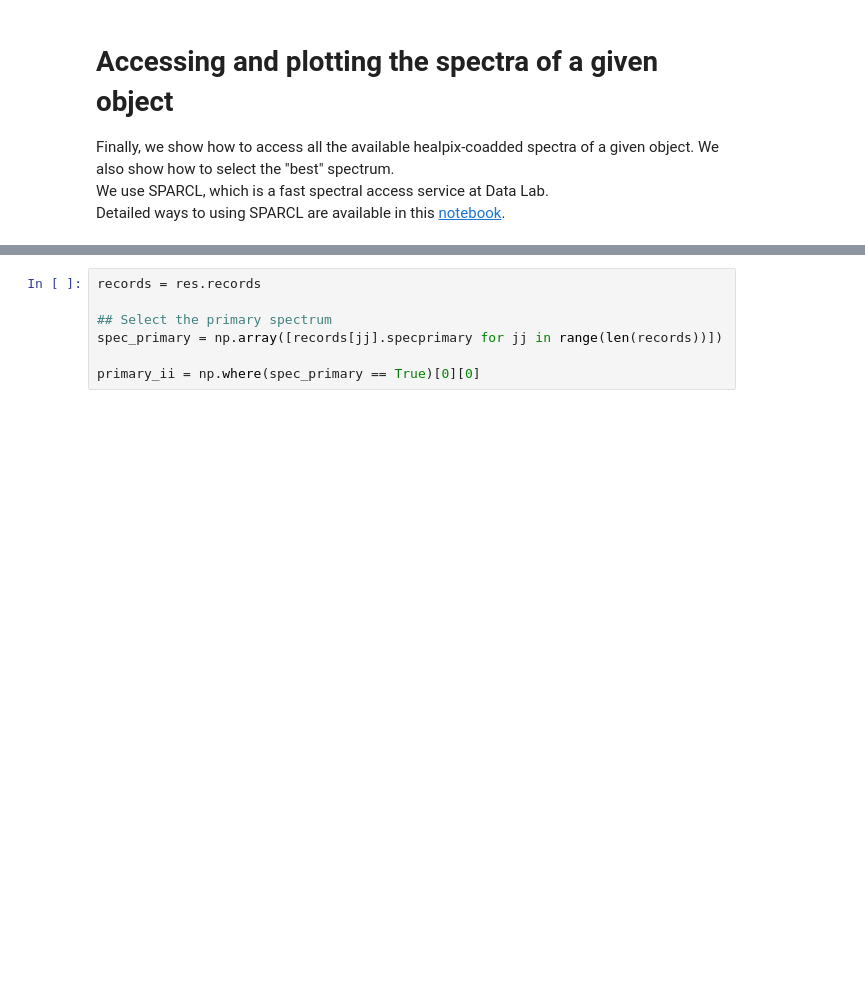
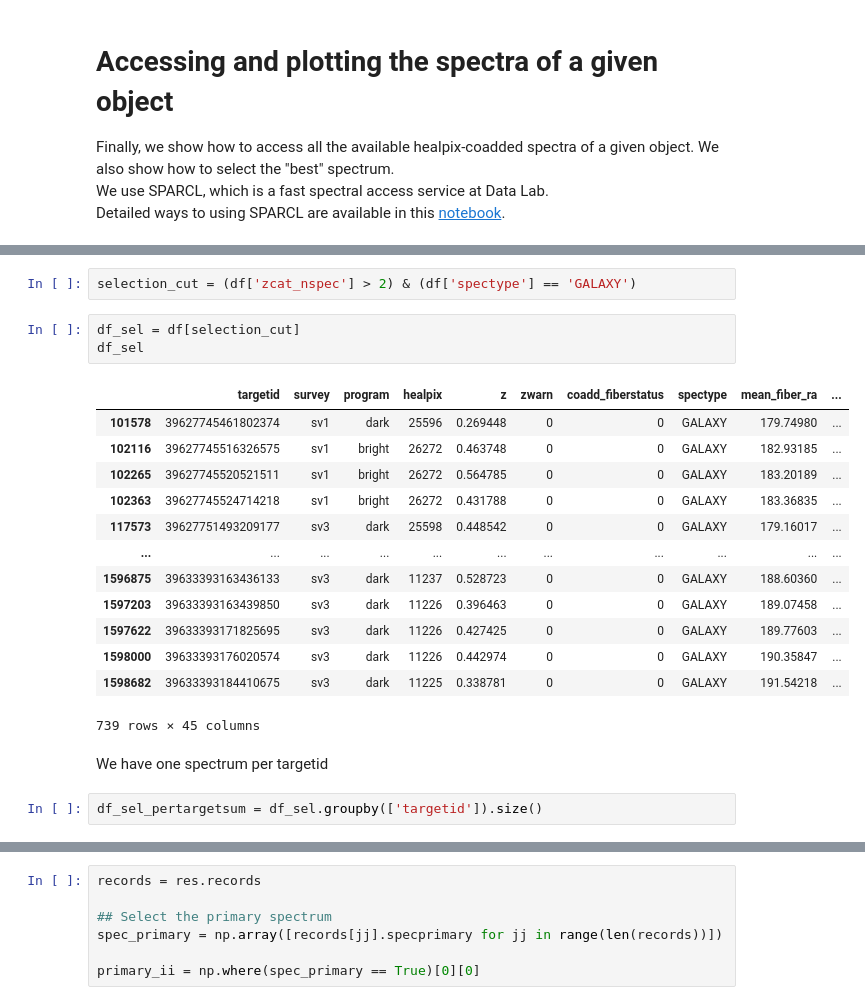
Before and after one commit to sylvielsstfr/DESIGetSpectra, a Jupyter notebook: docs/notebooks/astrodatalab/ExploreDESIGAL/01_DESI_EDR_forPZSedTemplates.ipynb, the cells around one changed output, grey strips where cells are left out. Cells and saved outputs as stored; diff of their text form; blank space fills up the shorter version.

```diff
--- a/docs/notebooks/astrodatalab/ExploreDESIGAL/01_DESI_EDR_forPZSedTemplates.ipynb
+++ b/docs/notebooks/astrodatalab/ExploreDESIGAL/01_DESI_EDR_forPZSedTemplates.ipynb
@@ -548,0 +601,23 @@ len(tsel)
+# %%
+selection_cut = (df['zcat_nspec'] > 2) & (df['spectype'] == 'GALAXY')
+# %%
+df_sel = df[selection_cut]
+df_sel
+# %% [output]
+|  | targetid | survey | program | healpix | z | zwarn | coadd_fiberstatus | spectype | mean_fiber_ra | ... |
+| 101578 | 39627745461802374 | sv1 | dark | 25596 | 0.269448 | 0 | 0 | GALAXY | 179.74980 | ... |
+| 102116 | 39627745516326575 | sv1 | bright | 26272 | 0.463748 | 0 | 0 | GALAXY | 182.93185 | ... |
+| 102265 | 39627745520521511 | sv1 | bright | 26272 | 0.564785 | 0 | 0 | GALAXY | 183.20189 | ... |
+| 102363 | 39627745524714218 | sv1 | bright | 26272 | 0.431788 | 0 | 0 | GALAXY | 183.36835 | ... |
+| 117573 | 39627751493209177 | sv3 | dark | 25598 | 0.448542 | 0 | 0 | GALAXY | 179.16017 | ... |
+| ... | ... | ... | ... | ... | ... | ... | ... | ... | ... | ... |
+| 1596875 | 39633393163436133 | sv3 | dark | 11237 | 0.528723 | 0 | 0 | GALAXY | 188.60360 | ... |
+| 1597203 | 39633393163439850 | sv3 | dark | 11226 | 0.396463 | 0 | 0 | GALAXY | 189.07458 | ... |
+| 1597622 | 39633393171825695 | sv3 | dark | 11226 | 0.427425 | 0 | 0 | GALAXY | 189.77603 | ... |
+| 1598000 | 39633393176020574 | sv3 | dark | 11226 | 0.442974 | 0 | 0 | GALAXY | 190.35847 | ... |
+| 1598682 | 39633393184410675 | sv3 | dark | 11225 | 0.338781 | 0 | 0 | GALAXY | 191.54218 | ... |
+739 rows × 45 columns
+# %% [markdown]
+We have one spectrum per targetid
+# %%
+df_sel_pertargetsum = df_sel.groupby(['targetid']).size()
```
Also changed, not shown: parts of 30 cells of this notebook, 4 other files.
